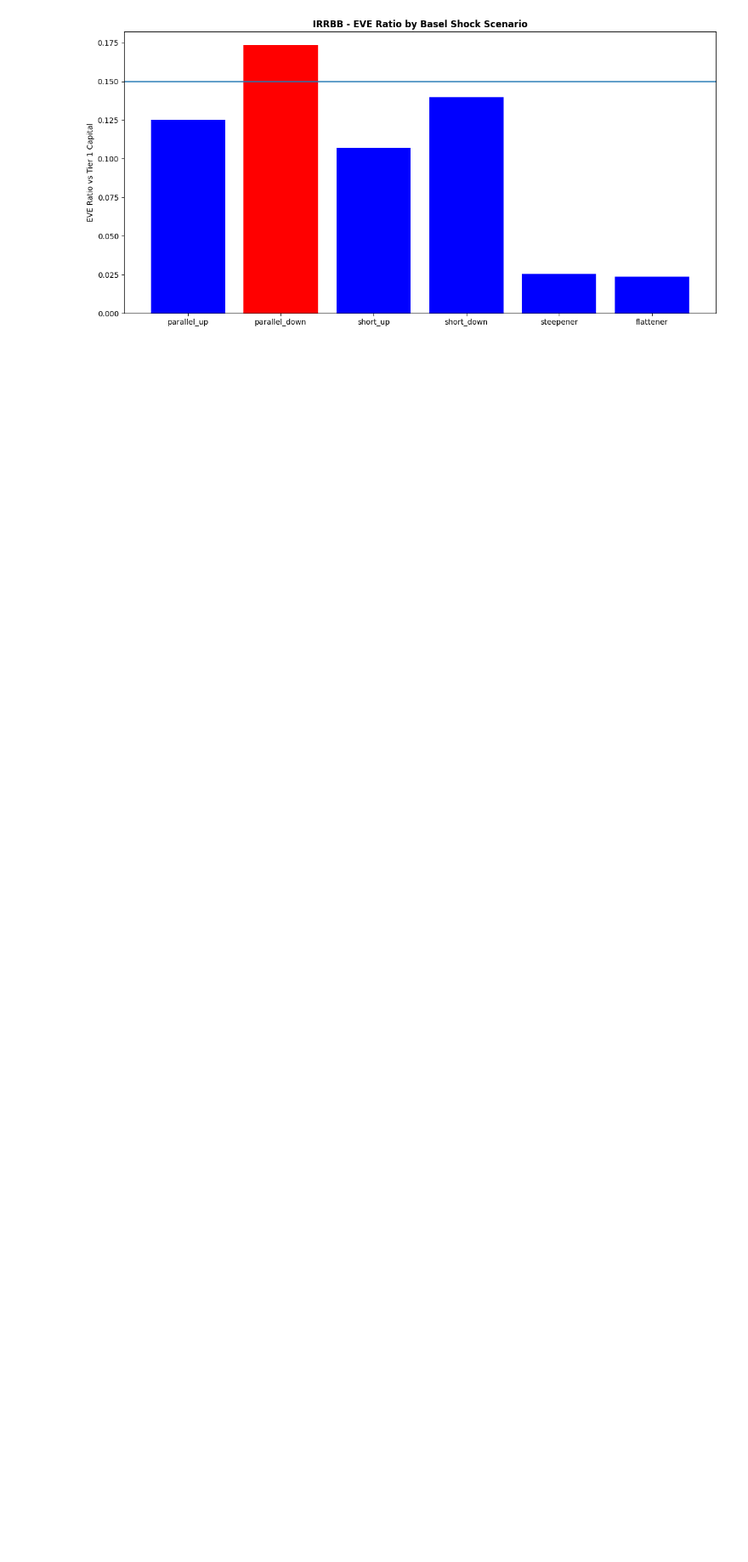
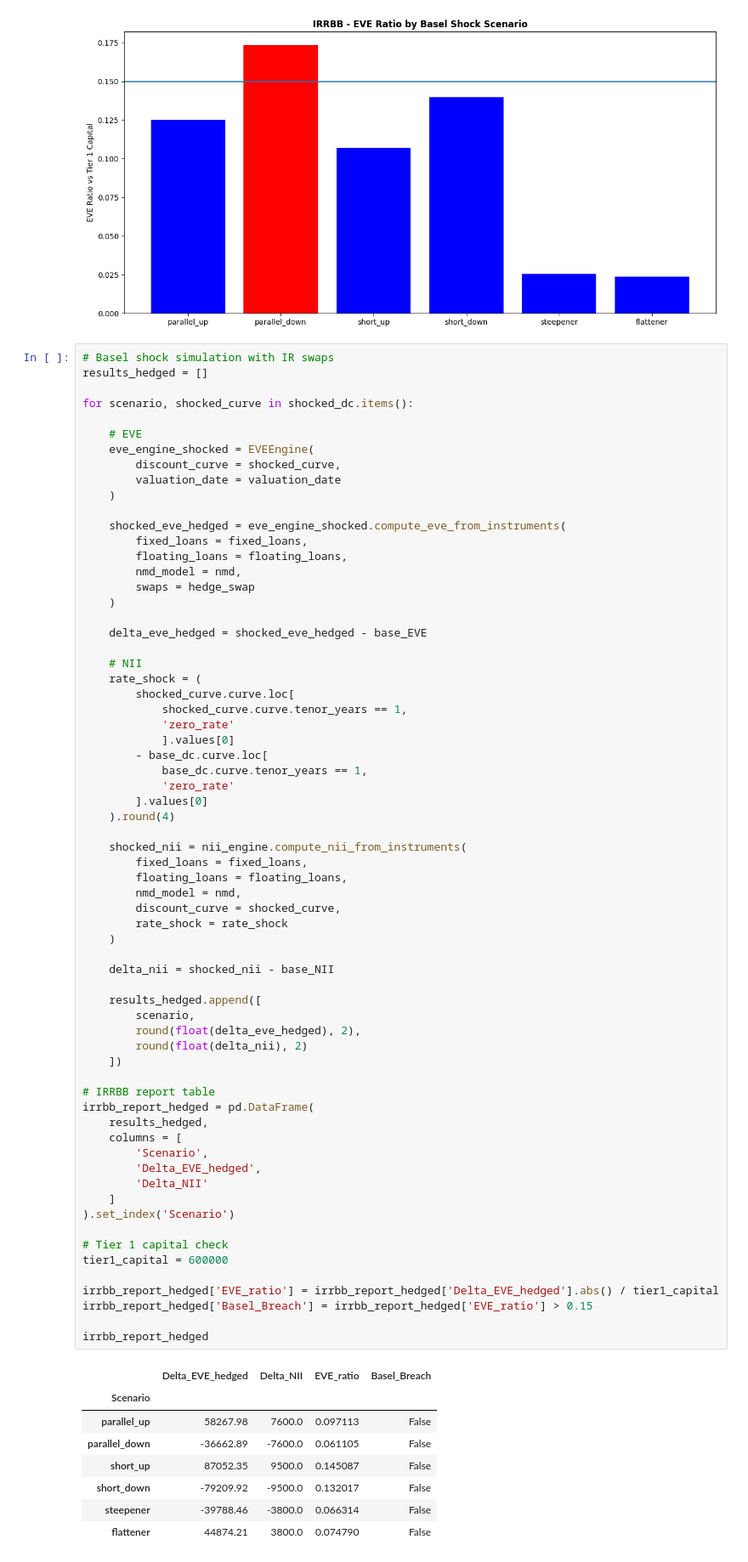
Before and after one commit to gorkemyencak/IRRBB-engine, a Jupyter notebook: notebooks/09_banking_book_irrbb_simulation_testing.ipynb, the cells around one changed output. Shown at 85% size. Saved outputs shown, nothing was run; the diff lists cells and outputs as text; blank space fills up the shorter version.

```diff
--- a/notebooks/09_banking_book_irrbb_simulation_testing.ipynb
+++ b/notebooks/09_banking_book_irrbb_simulation_testing.ipynb
@@ -305,3 +316,78 @@ plt.tight_layout()
 plt.show()
 # %% [output]
 [figure]
+# %%
+# Basel shock simulation with IR swaps
+results_hedged = []
+
+for scenario, shocked_curve in shocked_dc.items():
+
+    # EVE
+    eve_engine_shocked = EVEEngine(
+        discount_curve = shocked_curve,
+        valuation_date = valuation_date
+    )
+
+    shocked_eve_hedged = eve_engine_shocked.compute_eve_from_instruments(
+        fixed_loans = fixed_loans,
+        floating_loans = floating_loans,
+        nmd_model = nmd,
+        swaps = hedge_swap
+    )
+
+    delta_eve_hedged = shocked_eve_hedged - base_EVE
+
+    # NII
+    rate_shock = (
+        shocked_curve.curve.loc[
+            shocked_curve.curve.tenor_years == 1,
+            'zero_rate'
+            ].values[0]
+        - base_dc.curve.loc[
+            base_dc.curve.tenor_years == 1,
+            'zero_rate'
+        ].values[0]
+    ).round(4)
+
+    shocked_nii = nii_engine.compute_nii_from_instruments(
+        fixed_loans = fixed_loans,
+        floating_loans = floating_loans,
+        nmd_model = nmd,
+        discount_curve = shocked_curve,
+        rate_shock = rate_shock
+    )
+
+    delta_nii = shocked_nii - base_NII
+
+    results_hedged.append([
+        scenario,
+        round(float(delta_eve_hedged), 2),
+        round(float(delta_nii), 2)
+    ])
+
+# IRRBB report table
+irrbb_report_hedged = pd.DataFrame(
+    results_hedged,
+    columns = [
+        'Scenario',
+        'Delta_EVE_hedged',
+        'Delta_NII'
+    ]
+).set_index('Scenario')
+
+# Tier 1 capital check
+tier1_capital = 600000
+
+irrbb_report_hedged['EVE_ratio'] = irrbb_report_hedged['Delta_EVE_hedged'].abs() / tier1_capital
+irrbb_report_hedged['Basel_Breach'] = irrbb_report_hedged['EVE_ratio'] > 0.15
+
+irrbb_report_hedged
+# %% [output]
+|  | Delta_EVE_hedged | Delta_NII | EVE_ratio | Basel_Breach |
+| Scenario |  |  |  |  |
+| parallel_up | 58267.98 | 7600.0 | 0.097113 | False |
+| parallel_down | -36662.89 | -7600.0 | 0.061105 | False |
+| short_up | 87052.35 | 9500.0 | 0.145087 | False |
+| short_down | -79209.92 | -9500.0 | 0.132017 | False |
+| steepener | -39788.46 | -3800.0 | 0.066314 | False |
+| flattener | 44874.21 | 3800.0 | 0.074790 | False |
```
Also changed, not shown: parts of 3 cells of this notebook, 1 other file.
